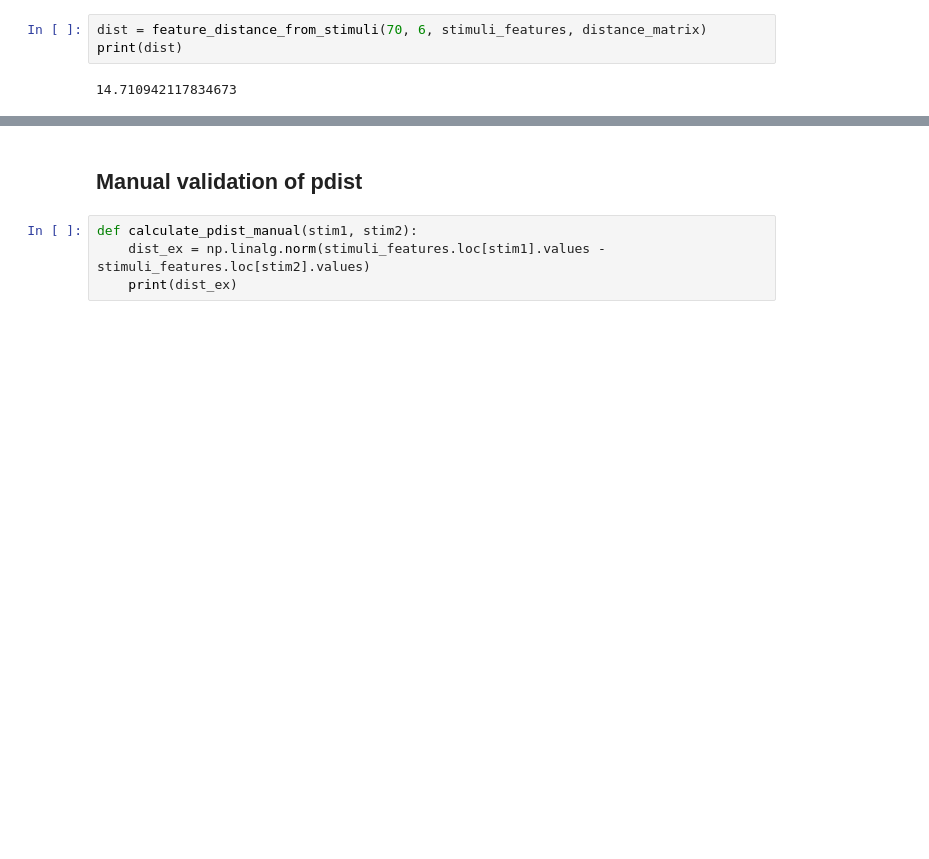
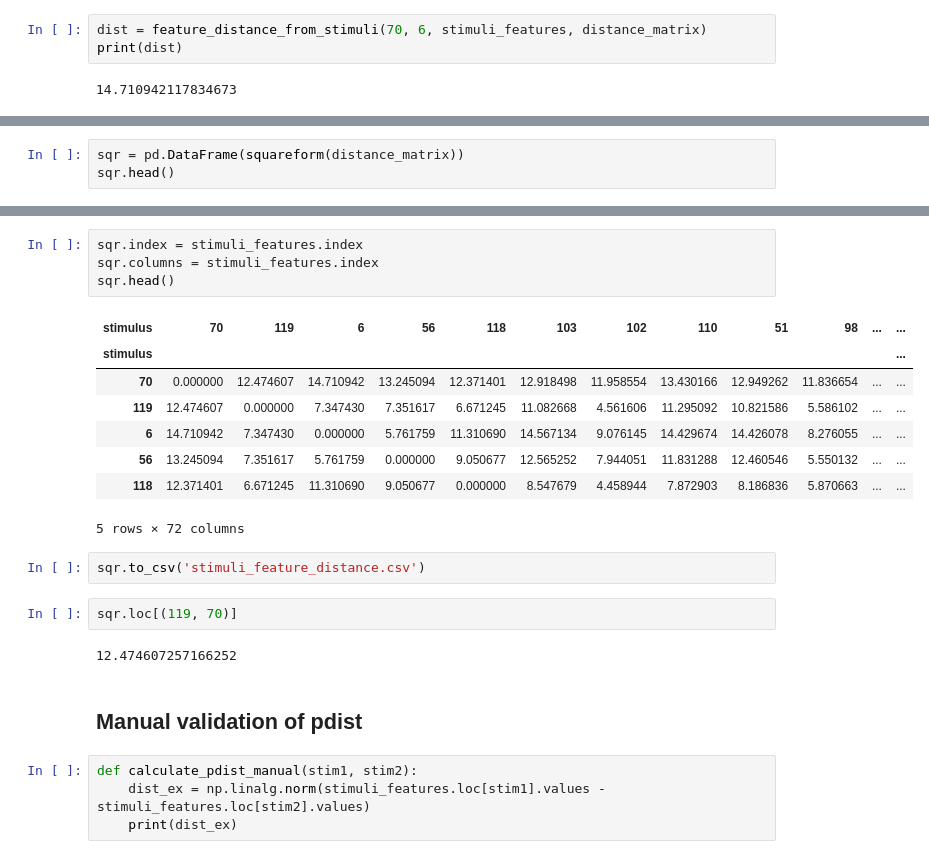
Before and after one commit to dswalla/pyrfume-data, a Jupyter notebook: nakayama_2022/features_distance_matrix.ipynb, the cells around one changed output, grey strips where cells are left out. Saved outputs shown, nothing was run; the diff lists cells and outputs as text; blank space fills up the shorter version.

Commit message:
Add initial perceptual distance model notebook

```diff
--- a/nakayama_2022/features_distance_matrix.ipynb
+++ b/nakayama_2022/features_distance_matrix.ipynb
@@ -145,0 +192,3 @@ print(dist)
+# %%
+sqr = pd.DataFrame(squareform(distance_matrix))
+sqr.head()
@@ -146,3 +203,22 @@ print(dist)
+# %%
+sqr.index = stimuli_features.index
+sqr.columns = stimuli_features.index
+sqr.head()
+# %% [output]
+| stimulus | 70 | 119 | 6 | 56 | 118 | 103 | 102 | 110 | 51 | 98 | ... | ... |
+| stimulus |  |  |  |  |  |  |  |  |  |  |  | ... |
+| 70 | 0.000000 | 12.474607 | 14.710942 | 13.245094 | 12.371401 | 12.918498 | 11.958554 | 13.430166 | 12.949262 | 11.836654 | ... | ... |
+| 119 | 12.474607 | 0.000000 | 7.347430 | 7.351617 | 6.671245 | 11.082668 | 4.561606 | 11.295092 | 10.821586 | 5.586102 | ... | ... |
+| 6 | 14.710942 | 7.347430 | 0.000000 | 5.761759 | 11.310690 | 14.567134 | 9.076145 | 14.429674 | 14.426078 | 8.276055 | ... | ... |
+| 56 | 13.245094 | 7.351617 | 5.761759 | 0.000000 | 9.050677 | 12.565252 | 7.944051 | 11.831288 | 12.460546 | 5.550132 | ... | ... |
+| 118 | 12.371401 | 6.671245 | 11.310690 | 9.050677 | 0.000000 | 8.547679 | 4.458944 | 7.872903 | 8.186836 | 5.870663 | ... | ... |
+5 rows × 72 columns
+# %%
+sqr.to_csv('stimuli_feature_distance.csv')
+# %%
+sqr.loc[(119, 70)]
+# %% [output]
+12.474607257166252
 # %% [markdown]
 ## Manual validation of pdist
 # %%
```
Also changed, not shown: parts of 7 cells of this notebook, 3 other files.
